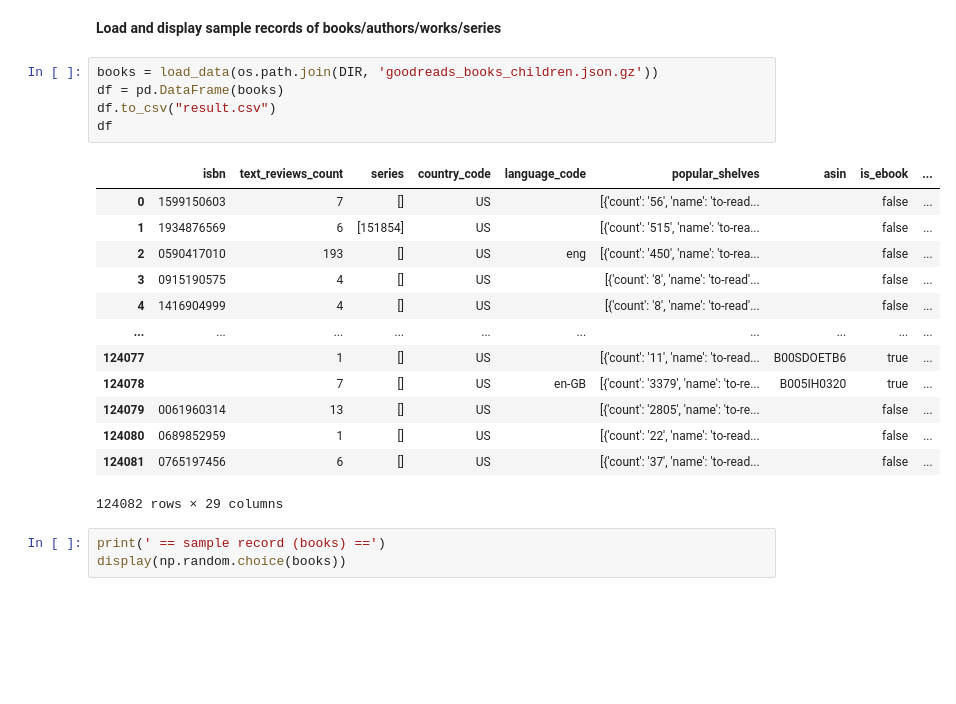
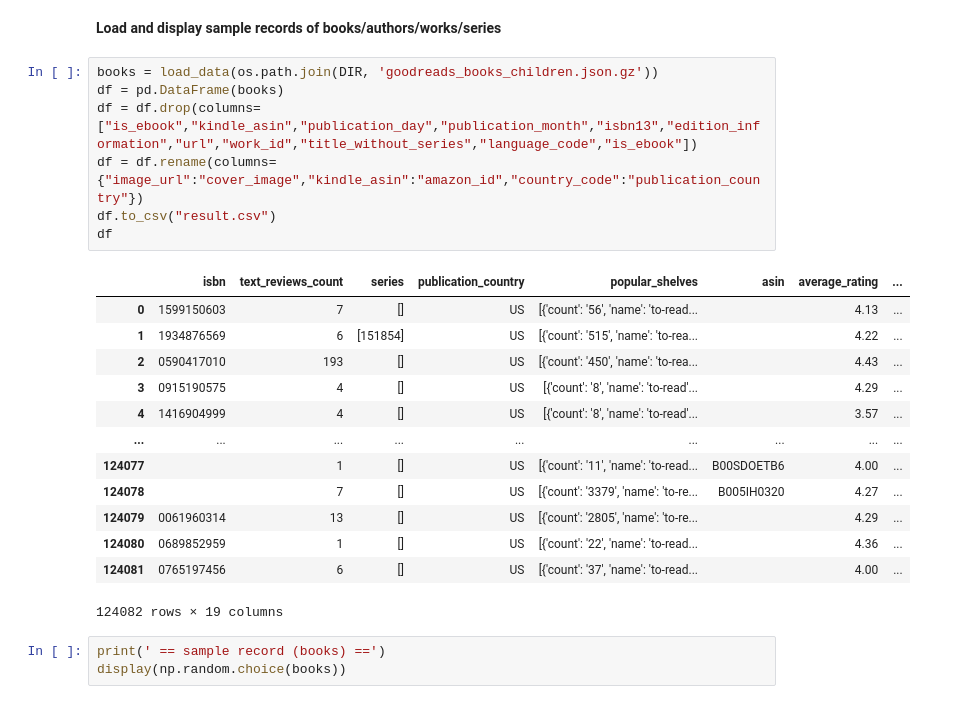
Before and after one commit to Stevelet/children-and-recommender-systems, a Jupyter notebook: create_dataset_goodreads.ipynb, the cells around one changed output. Cells and saved outputs as stored; diff of their text form; blank space fills up the shorter version.

```diff
--- a/create_dataset_goodreads.ipynb
+++ b/create_dataset_goodreads.ipynb
@@ -54,22 +99,24 @@ def load_data(file_name, head = None):
 # %%
 books = load_data(os.path.join(DIR, 'goodreads_books_children.json.gz'))
 df = pd.DataFrame(books)
+df = df.drop(columns=["is_ebook","kindle_asin","publication_day","publication_month","isbn13","edition_information","url","work_id","title_without_series","language_code","is_ebook"])
+df = df.rename(columns={"image_url":"cover_image","kindle_asin":"amazon_id","country_code":"publication_country"})
 df.to_csv("result.csv")
 df
 # %% [output]
-|  | isbn | text_reviews_count | series | country_code | language_code | popular_shelves | asin | is_ebook | ... |
-| 0 | 1599150603 | 7 | [] | US |  | [{'count': '56', 'name': 'to-read... |  | false | ... |
-| 1 | 1934876569 | 6 | [151854] | US |  | [{'count': '515', 'name': 'to-rea... |  | false | ... |
-| 2 | 0590417010 | 193 | [] | US | eng | [{'count': '450', 'name': 'to-rea... |  | false | ... |
-| 3 | 0915190575 | 4 | [] | US |  | [{'count': '8', 'name': 'to-read'... |  | false | ... |
-| 4 | 1416904999 | 4 | [] | US |  | [{'count': '8', 'name': 'to-read'... |  | false | ... |
-| ... | ... | ... | ... | ... | ... | ... | ... | ... | ... |
-| 124077 |  | 1 | [] | US |  | [{'count': '11', 'name': 'to-read... | B00SDOETB6 | true | ... |
-| 124078 |  | 7 | [] | US | en-GB | [{'count': '3379', 'name': 'to-re... | B005IH0320 | true | ... |
-| 124079 | 0061960314 | 13 | [] | US |  | [{'count': '2805', 'name': 'to-re... |  | false | ... |
-| 124080 | 0689852959 | 1 | [] | US |  | [{'count': '22', 'name': 'to-read... |  | false | ... |
-| 124081 | 0765197456 | 6 | [] | US |  | [{'count': '37', 'name': 'to-read... |  | false | ... |
+|  | isbn | text_reviews_count | series | publication_country | popular_shelves | asin | average_rating | ... |
+| 0 | 1599150603 | 7 | [] | US | [{'count': '56', 'name': 'to-read... |  | 4.13 | ... |
+| 1 | 1934876569 | 6 | [151854] | US | [{'count': '515', 'name': 'to-rea... |  | 4.22 | ... |
+| 2 | 0590417010 | 193 | [] | US | [{'count': '450', 'name': 'to-rea... |  | 4.43 | ... |
+| 3 | 0915190575 | 4 | [] | US | [{'count': '8', 'name': 'to-read'... |  | 4.29 | ... |
+| 4 | 1416904999 | 4 | [] | US | [{'count': '8', 'name': 'to-read'... |  | 3.57 | ... |
+| ... | ... | ... | ... | ... | ... | ... | ... | ... |
+| 124077 |  | 1 | [] | US | [{'count': '11', 'name': 'to-read... | B00SDOETB6 | 4.00 | ... |
+| 124078 |  | 7 | [] | US | [{'count': '3379', 'name': 'to-re... | B005IH0320 | 4.27 | ... |
+| 124079 | 0061960314 | 13 | [] | US | [{'count': '2805', 'name': 'to-re... |  | 4.29 | ... |
+| 124080 | 0689852959 | 1 | [] | US | [{'count': '22', 'name': 'to-read... |  | 4.36 | ... |
+| 124081 | 0765197456 | 6 | [] | US | [{'count': '37', 'name': 'to-read... |  | 4.00 | ... |
-124082 rows × 29 columns
+124082 rows × 19 columns
 # %%
 print(' == sample record (books) ==')
 display(np.random.choice(books))
```
Also changed, not shown: parts of 2 cells of this notebook, 1 other file.
